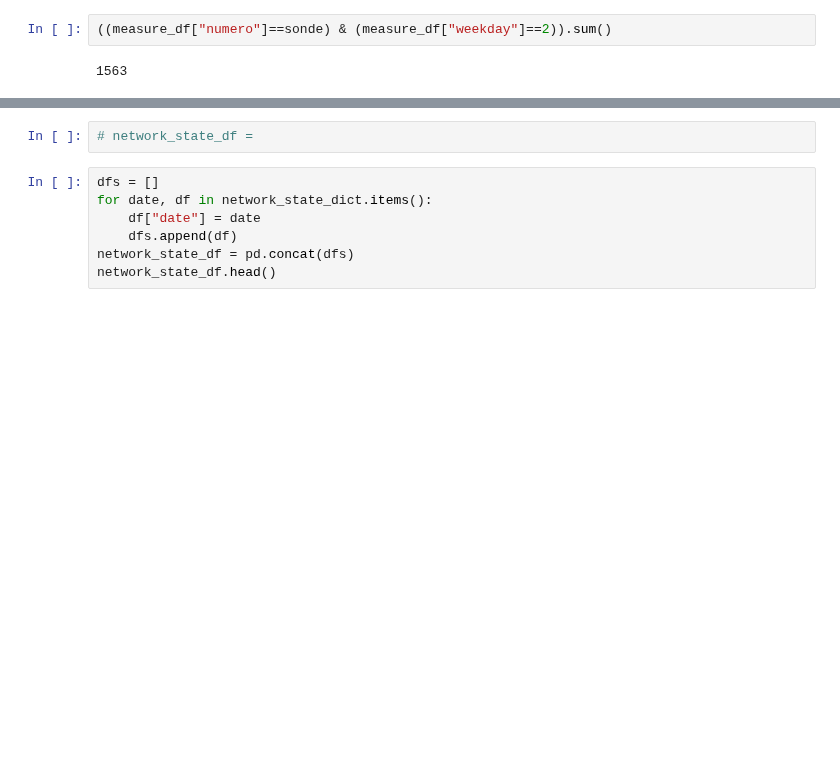
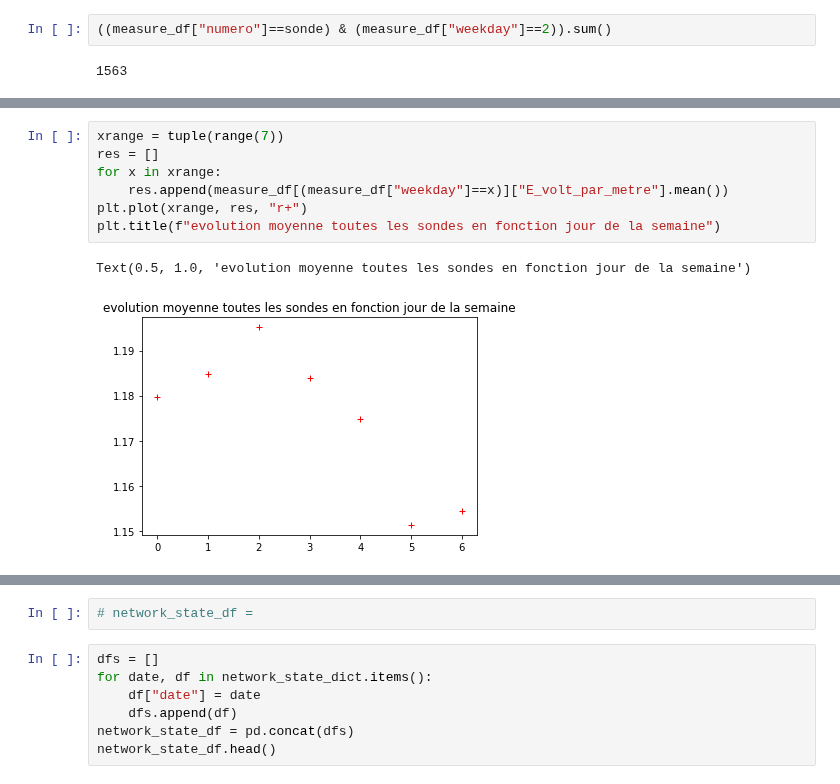
Before and after one commit to Coding-Foundation/FrHack-2022, a Jupyter notebook: clustering.ipynb, the cells around one changed output, grey strips where cells are left out. Cells and saved outputs as stored; diff of their text form; blank space fills up the shorter version.

```diff
--- a/clustering.ipynb
+++ b/clustering.ipynb
@@ -166,0 +194,10 @@ AttributeError: 'Series' object has no attribute 'weekday'
+# %%
+xrange = tuple(range(7))
+res = []
+for x in xrange:
+    res.append(measure_df[(measure_df["weekday"]==x)]["E_volt_par_metre"].mean())
+plt.plot(xrange, res, "r+")
+plt.title(f"evolution moyenne toutes les sondes en fonction jour de la semaine")
+# %% [output]
+Text(0.5, 1.0, 'evolution moyenne toutes les sondes en fonction jour de la semaine')
+[figure, added]
```
Also changed, not shown: parts of 19 cells of this notebook.
